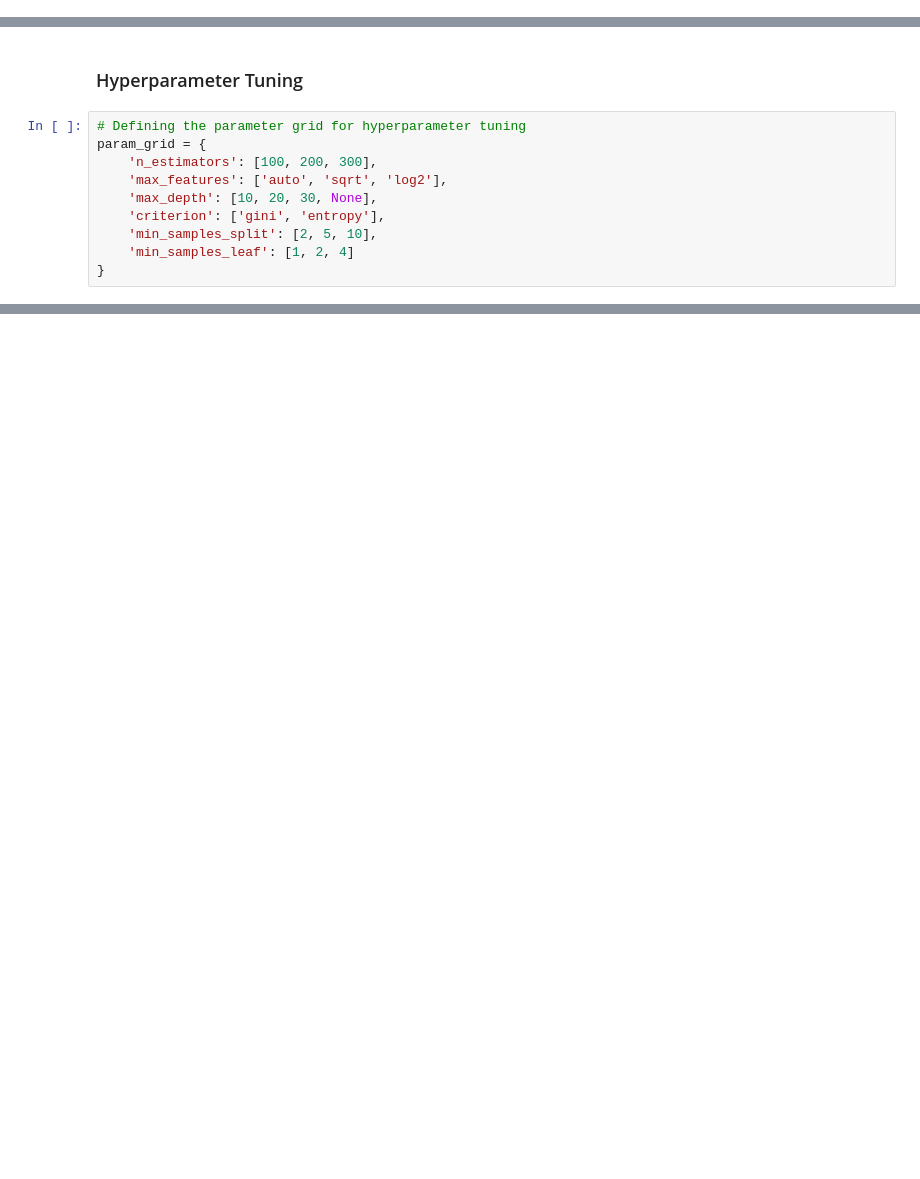
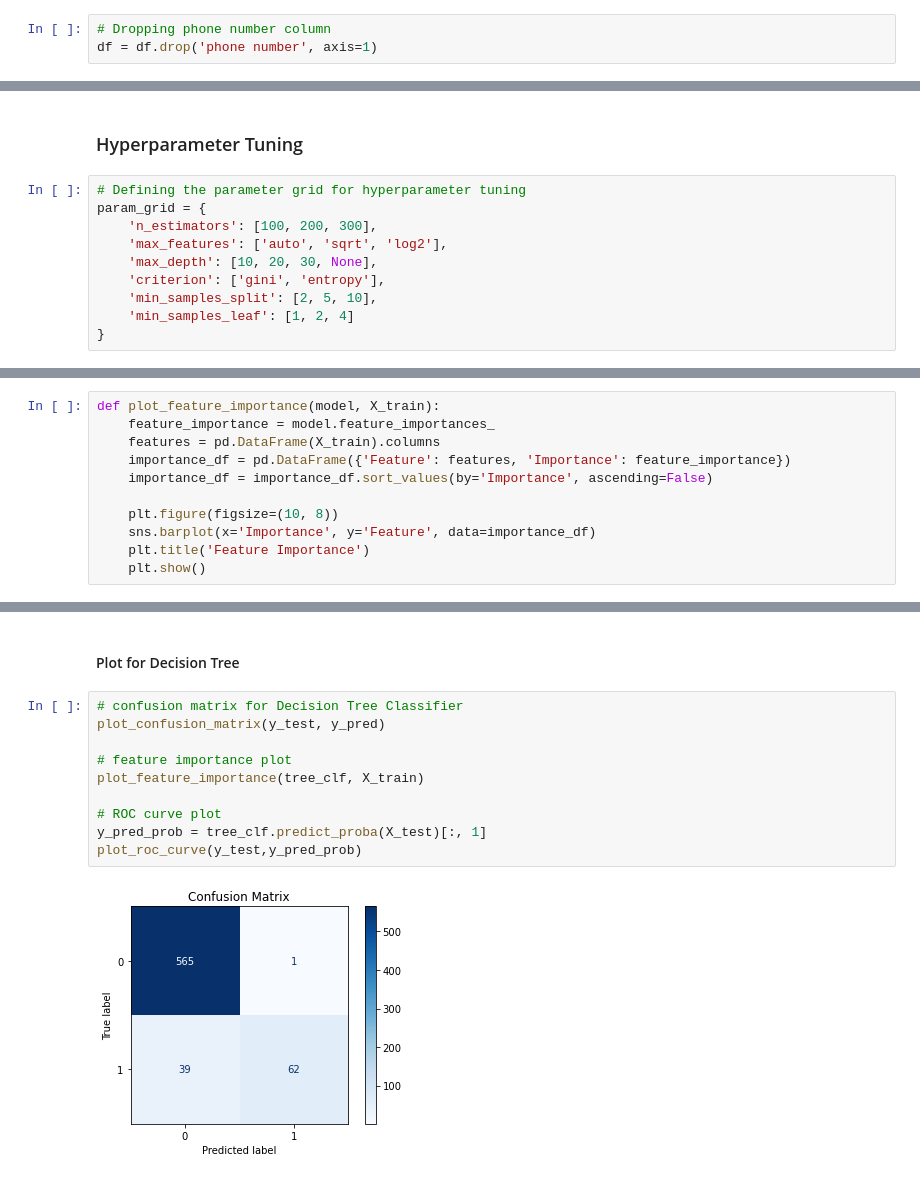
Before and after one commit to Harry-Atulah/phase3_project, a Jupyter notebook: student.ipynb, the cells around one changed output, grey strips where cells are left out. Drawn from its saved outputs; the diff is of its cells as text; blank space fills up the shorter version.

```diff
--- a/student.ipynb
+++ b/student.ipynb
@@ -138,3 +130,6 @@ duplicates_with_rows
 0 rows × 21 columns
 # %% [markdown]
 No duplicates
+# %%
+# Dropping phone number column
+df = df.drop('phone number', axis=1)
@@ -468,0 +574,11 @@ Feature Importance:
+# %%
+def plot_feature_importance(model, X_train):
+    feature_importance = model.feature_importances_
+    features = pd.DataFrame(X_train).columns
+    importance_df = pd.DataFrame({'Feature': features, 'Importance': feature_importance})
+    importance_df = importance_df.sort_values(by='Importance', ascending=False)
+
+    plt.figure(figsize=(10, 8))
+    sns.barplot(x='Importance', y='Feature', data=importance_df)
+    plt.title('Feature Importance')
+    plt.show()
@@ -468,0 +611,14 @@ Feature Importance:
+# %% [markdown]
+#### Plot for Decision Tree
+# %%
+# confusion matrix for Decision Tree Classifier
+plot_confusion_matrix(y_test, y_pred)
+
+# feature importance plot
+plot_feature_importance(tree_clf, X_train)
+
+# ROC curve plot
+y_pred_prob = tree_clf.predict_proba(X_test)[:, 1]
+plot_roc_curve(y_test,y_pred_prob)
+# %% [output]
+[figure, added]
```
Also changed, not shown: parts of 37 cells of this notebook.
